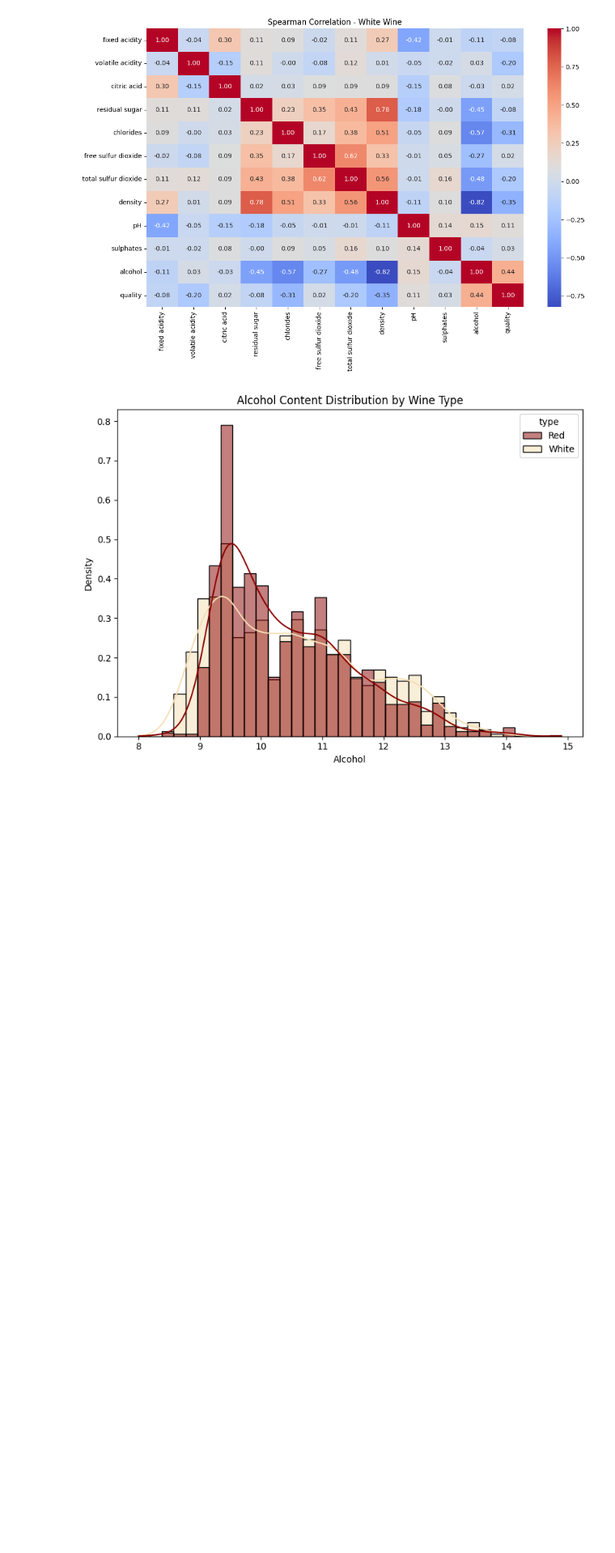
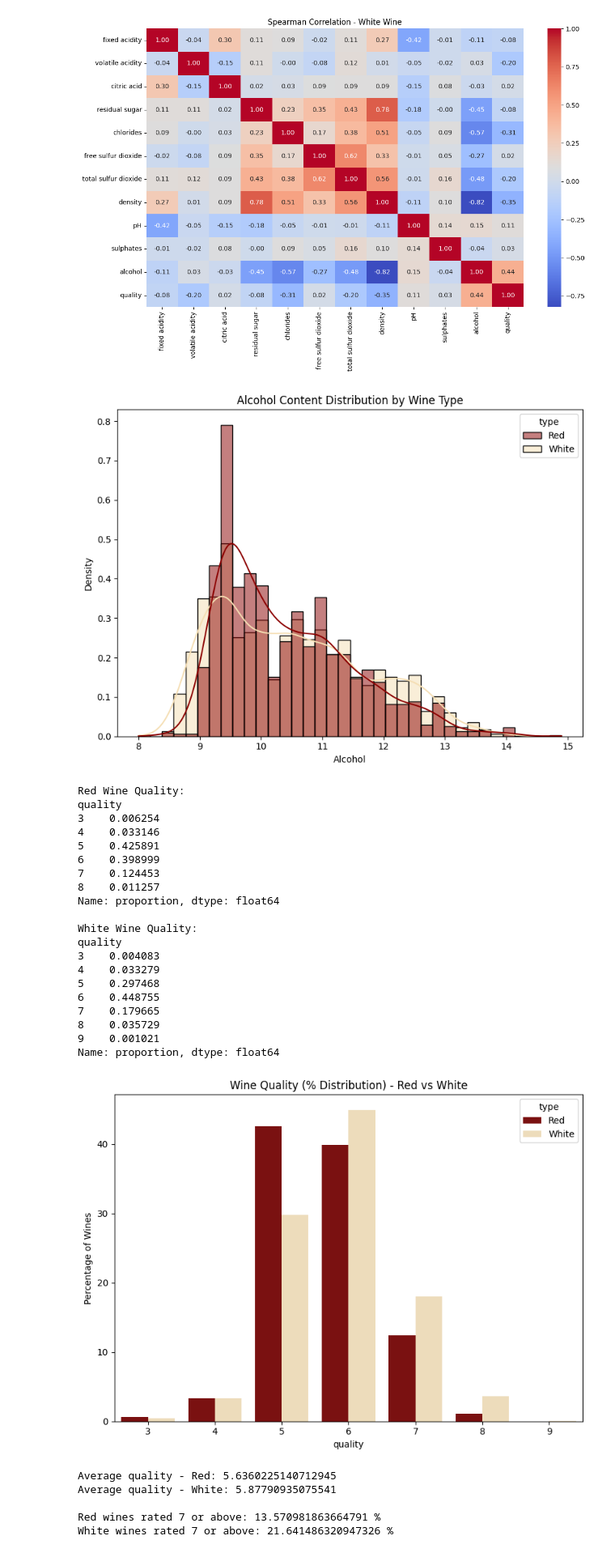
Before and after one commit to SamraatJain9/CSC2034_Project_Data, a Jupyter notebook: main.ipynb, the cells around one changed output. Shown at 81% size. Saved outputs shown, nothing was run; the diff lists cells and outputs as text; code cells hidden in the pictures; blank space fills up the shorter version.

Commit message:
Task 1, Part A

```diff
--- a/main.ipynb
+++ b/main.ipynb
@@ -110,3 +110,63 @@ plt.show()
 [figure]
 [figure]
 [figure]
+# %%
+# Task 1, Part A - Describe the distribution of wine quality across all samples, separately for red and white, and compare the quality distributions between reds and whites. Create suitable plots to illustrate.
+
+print("Red Wine Quality: ")
+print(red_wine['quality'].value_counts(normalize=True).sort_index())
+
+print("\nWhite Wine Quality: ")
+print(white_wine['quality'].value_counts(normalize=True).sort_index())
+
+# Quality Distribution - Percentage
+quality_counts = combined_wine.groupby(['type', 'quality']).size().reset_index(name='count')
+
+totals = quality_counts.groupby('type')['count'].transform('sum')
+
+quality_counts['percentage'] = 100 * quality_counts['count'] / totals
+
+# Plot
+plt.figure(figsize=(8, 6))
+seaborn.barplot(data=quality_counts, x='quality', y='percentage', hue='type', palette={'Red': '#8B0000', 'White': '#F5DEB3'})
+plt.title("Wine Quality (% Distribution) - Red vs White")
+plt.ylabel("Percentage of Wines")
+plt.tight_layout()
+plt.show()
+
+# Mean Quality of both wine types
+print("Average quality - Red:", red_wine['quality'].mean())
+print("Average quality - White:", white_wine['quality'].mean())
+
+print("\nRed wines rated 7 or above:", (red_wine['quality'] >= 7).mean() * 100, "%")
+print("White wines rated 7 or above:", (white_wine['quality'] >= 7).mean() * 100, "%")
+
+# Interpretation
+# TODO
+# %% [output]
+Red Wine Quality:
+quality
+3    0.006254
+4    0.033146
+5    0.425891
+6    0.398999
+7    0.124453
+8    0.011257
+Name: proportion, dtype: float64
+
+White Wine Quality:
+quality
+3    0.004083
+4    0.033279
+5    0.297468
+6    0.448755
+7    0.179665
+8    0.035729
+9    0.001021
+Name: proportion, dtype: float64
+[figure, added]
+Average quality - Red: 5.6360225140712945
+Average quality - White: 5.87790935075541
+
+Red wines rated 7 or above: 13.570981863664791 %
+White wines rated 7 or above: 21.641486320947326 %
```
Also changed, not shown: parts of 1 cell of this notebook.
